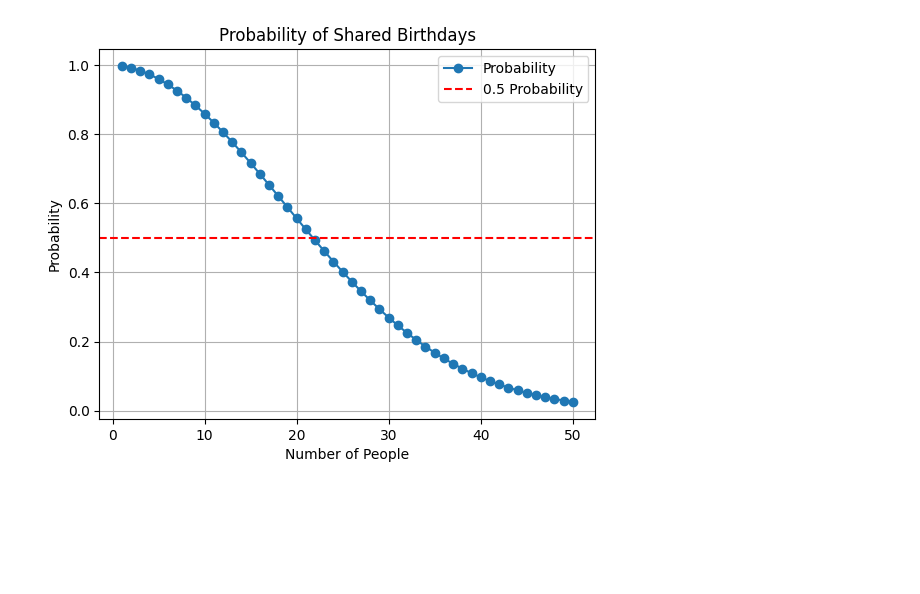
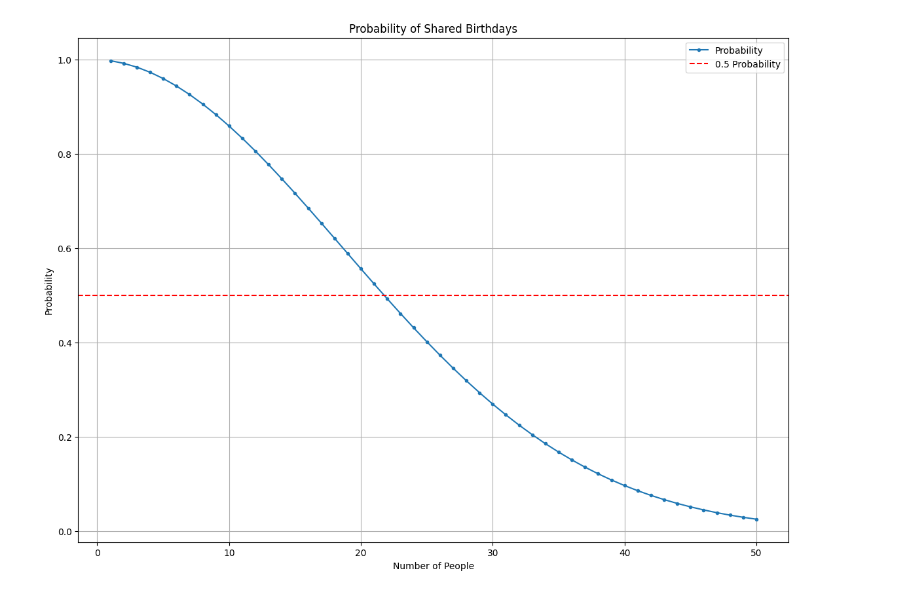
Before and after one commit to LoyumM/Python, a Jupyter notebook: Exercises/Data Lemur/birthday probability.ipynb, the cells around one changed output. Cells and saved outputs as stored; diff of their text form; code cells hidden in the pictures; blank space fills up the shorter version.

Commit message:
Probability

```diff
--- a/Exercises/Data Lemur/birthday probability.ipynb
+++ b/Exercises/Data Lemur/birthday probability.ipynb
@@ -1,24 +1,25 @@
 # %%
 import matplotlib.pyplot as plt
 
 each_value = []
 probabilities = []
-def_prob = 1
+probability = 1
 
 for value in range(1, 51):
     each_value.append((365 - value) / 365)
-    def_prob *= each_value[-1]
-    probabilities.append(def_prob)
+    probability *= each_value[-1]
+    probabilities.append(probability)
 
+plt.figure(figsize=(14, 10))
 
-plt.plot(range(1, 51), probabilities, marker='o', label='Probability')
+plt.plot(range(1,51), probabilities, marker='.', label='Probability')
 plt.axhline(y=0.5, color='r', linestyle='--', label='0.5 Probability')
 
 plt.title('Probability of Shared Birthdays')
 plt.xlabel('Number of People')
 plt.ylabel('Probability')
 plt.legend()
 plt.grid(True)
 plt.show()
 # %% [output]
-[figure, old version]
+[figure, new version]
```
Also changed, not shown: parts of 1 cell of this notebook, 1 other file.
